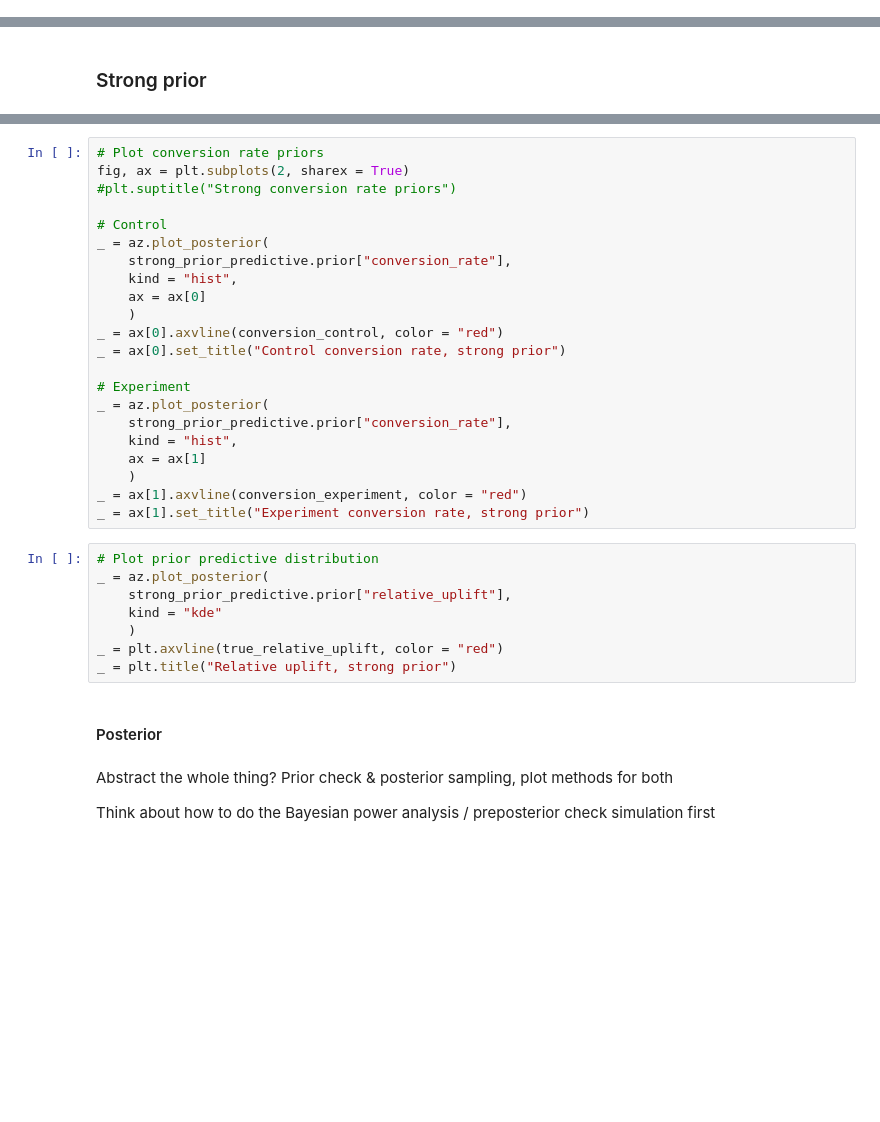
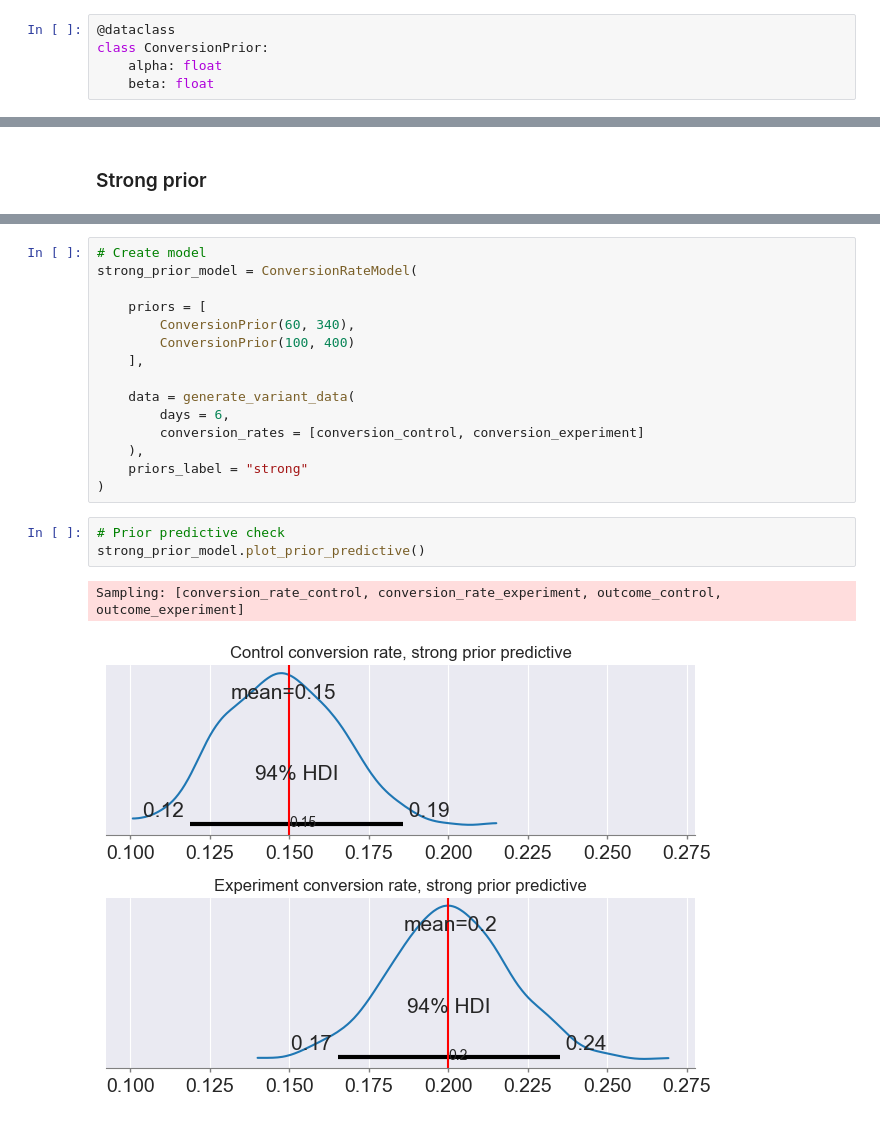
Before and after one commit to AhmetZamanis/BayesianModelingExperiments, a Jupyter notebook: a-b-testing/uplift-bayesian.ipynb, the cells around one changed output, grey strips where cells are left out. Saved outputs shown, nothing was run; the diff lists cells and outputs as text; blank space fills up the shorter version.

```diff
--- a/a-b-testing/uplift-bayesian.ipynb
+++ b/a-b-testing/uplift-bayesian.ipynb
@@ -100,0 +61,5 @@ class ConversionRateModel:
+# %%
+@dataclass
+class ConversionPrior:
+    alpha: float
+    beta: float
@@ -234,36 +342,21 @@ with strong_prior.create_model(
-# %%
-# Plot conversion rate priors
-fig, ax = plt.subplots(2, sharex = True)
-#plt.suptitle("Strong conversion rate priors")
-
-# Control
-_ = az.plot_posterior(
-    strong_prior_predictive.prior["conversion_rate"],
-    kind = "hist",
-    ax = ax[0]
-    )
-_ = ax[0].axvline(conversion_control, color = "red")
-_ = ax[0].set_title("Control conversion rate, strong prior")
-
-# Experiment
-_ = az.plot_posterior(
-    strong_prior_predictive.prior["conversion_rate"],
-    kind = "hist",
-    ax = ax[1]
-    )
-_ = ax[1].axvline(conversion_experiment, color = "red")
-_ = ax[1].set_title("Experiment conversion rate, strong prior")
-# %%
-# Plot prior predictive distribution
-_ = az.plot_posterior(
-    strong_prior_predictive.prior["relative_uplift"],
-    kind = "kde"
-    )
-_ = plt.axvline(true_relative_uplift, color = "red")
-_ = plt.title("Relative uplift, strong prior")
-# %% [markdown]
-#### Posterior
-# %% [markdown]
-Abstract the whole thing? Prior check & posterior sampling, plot methods for both
-
-Think about how to do the Bayesian power analysis / preposterior check simulation first
+# %%
+# Create model
+strong_prior_model = ConversionRateModel(
+
+    priors = [
+        ConversionPrior(60, 340),
+        ConversionPrior(100, 400)
+    ],
+
+    data = generate_variant_data(
+        days = 6,
+        conversion_rates = [conversion_control, conversion_experiment]
+    ),
+    priors_label = "strong"
+)
+# %%
+# Prior predictive check
+strong_prior_model.plot_prior_predictive()
+# %% [output]
+Sampling: [conversion_rate_control, conversion_rate_experiment, outcome_control, outcome_experiment]
+[figure, added]
```
Also changed, not shown: parts of 26 cells of this notebook, 2 other files.
